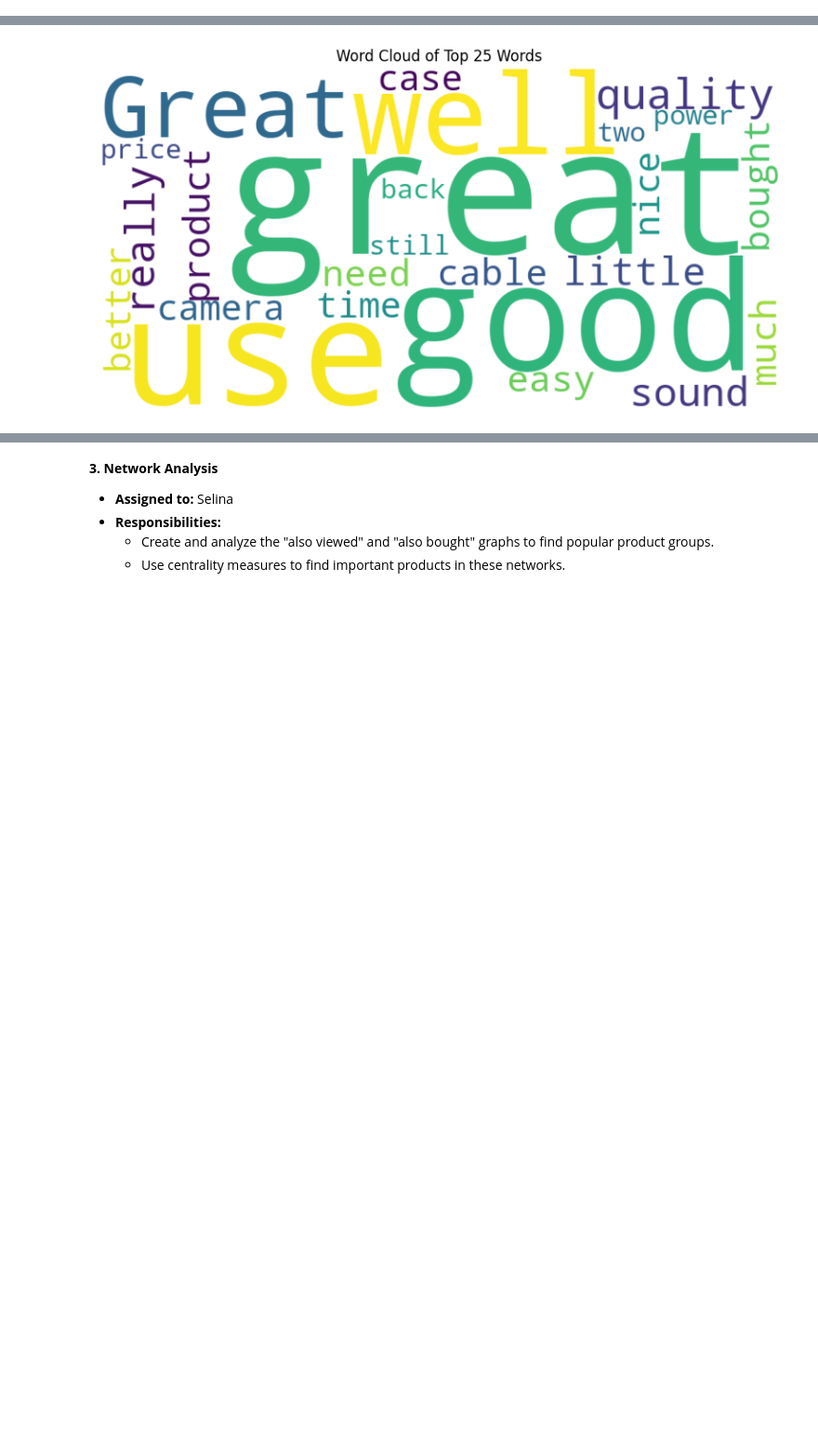
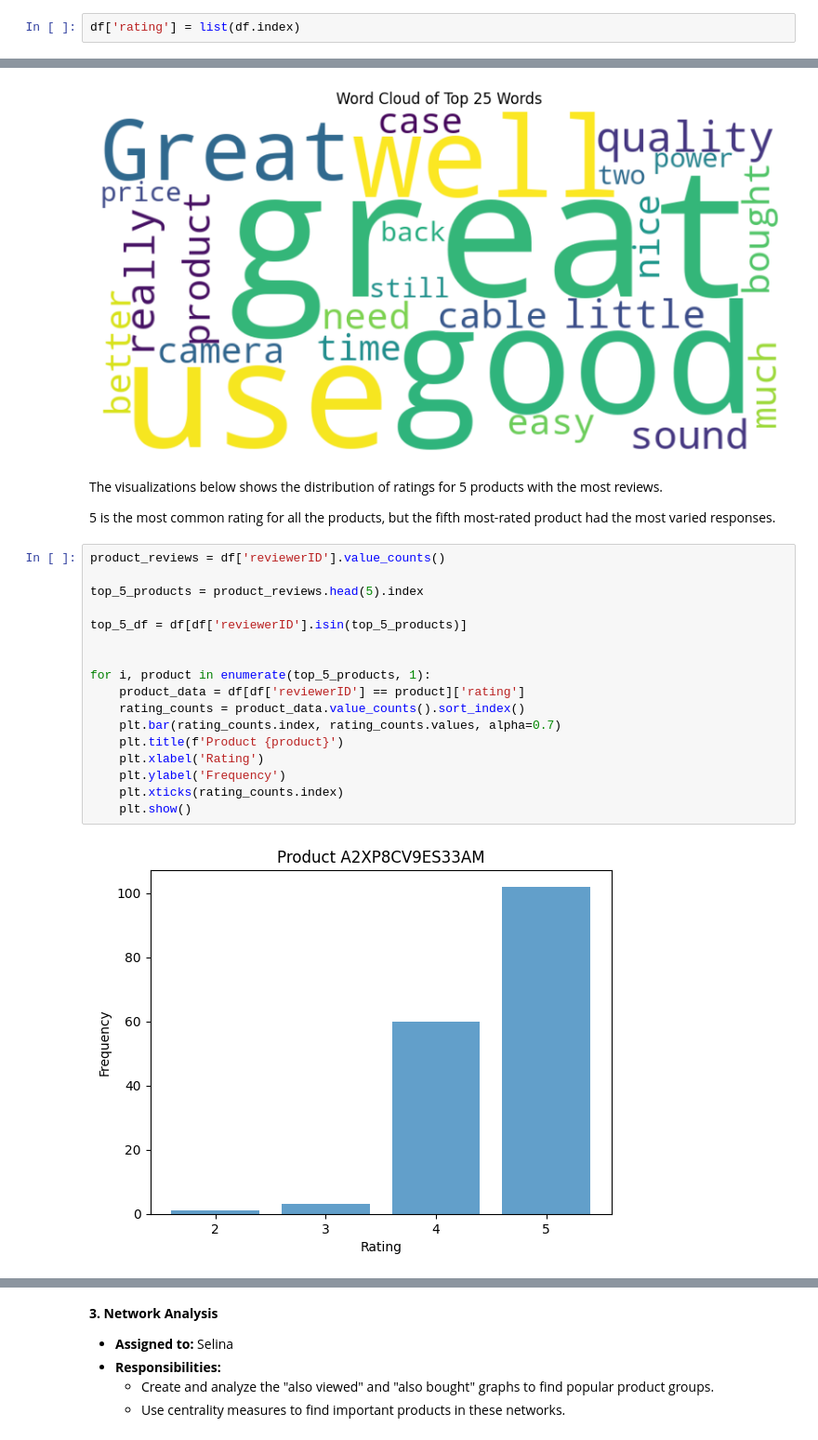
Before and after one commit to hbedros/data620-final-project, a Jupyter notebook: main.ipynb, the cells around one changed output, grey strips where cells are left out. Shown at 93% size. Saved outputs shown, nothing was run; the diff lists cells and outputs as text; blank space fills up the shorter version.

Commit message:
Added Graphs

```diff
--- a/main.ipynb
+++ b/main.ipynb
@@ -36,0 +84,2 @@ First, the counts of users, projects, reviews per user, and reviews per product
+# %%
+df['rating'] = list(df.index)
@@ -186,3 +235,26 @@ plt.title('Word Cloud of Top 25 Words')
 plt.show()
 # %% [output]
 [figure]
+# %% [markdown]
+The visualizations below shows the distribution of ratings for 5 products with the most reviews.
+
+5 is the most common rating for all the products, but the fifth most-rated product had the most varied responses.
+# %%
+product_reviews = df['reviewerID'].value_counts()
+
+top_5_products = product_reviews.head(5).index
+
+top_5_df = df[df['reviewerID'].isin(top_5_products)]
+
+
+for i, product in enumerate(top_5_products, 1):
+    product_data = df[df['reviewerID'] == product]['rating']
+    rating_counts = product_data.value_counts().sort_index()
+    plt.bar(rating_counts.index, rating_counts.values, alpha=0.7)
+    plt.title(f'Product {product}')
+    plt.xlabel('Rating')
+    plt.ylabel('Frequency')
+    plt.xticks(rating_counts.index)
+    plt.show()
+# %% [output]
+[figure, added]
```
Also changed, not shown: parts of 24 cells of this notebook.
